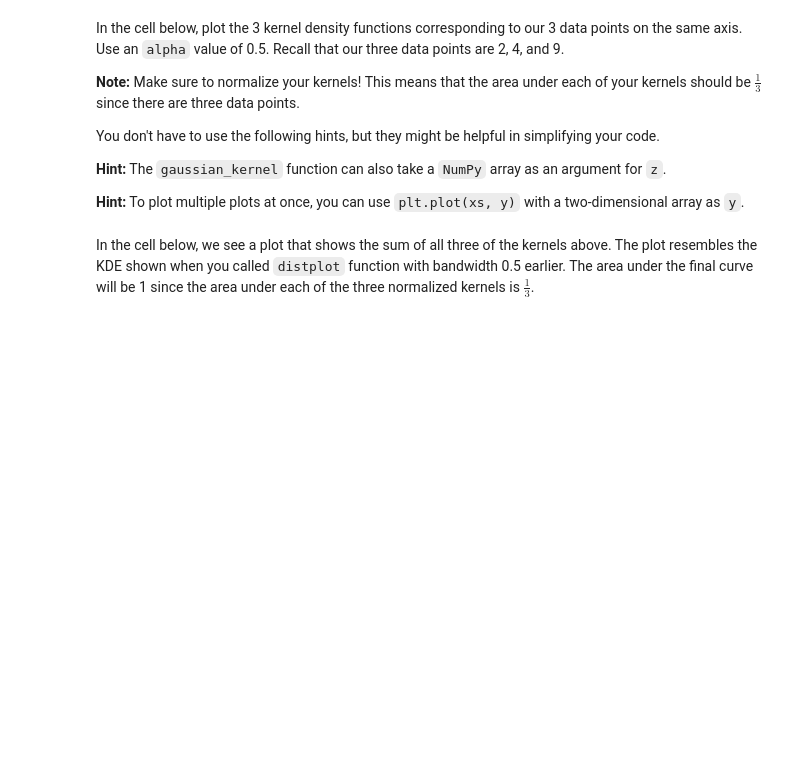
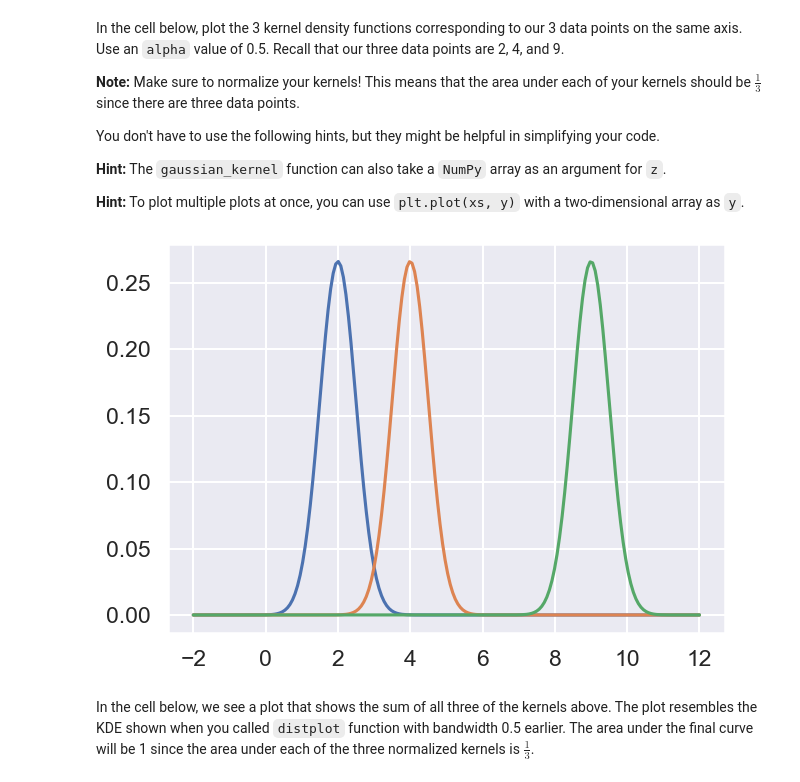
Before and after one commit to ac0033/sp25-student, a Jupyter notebook: lab/lab04/lab04.ipynb, the cells around one changed output. Drawn from its saved outputs; the diff is of its cells as text; code cells hidden in the pictures; blank space fills up the shorter version.

```diff
--- a/lab/lab04/lab04.ipynb
+++ b/lab/lab04/lab04.ipynb
@@ -449,3 +486,14 @@ You don't have to use the following hints, but they might be helpful in simplify
+# %%
+xs = np.linspace(-2, 12, 200)
+alpha = 0.5
+
+data3pts = np.array([2, 4, 9])
+kde_curves = np.array([1/3 * gaussian_kernel(alpha, xs, data) for data in data3pts])
+
+plt.plot(xs, kde_curves.T)
+plt.show();
+# %% [output]
+[figure, added]
 # %% [markdown]
 In the cell below, we see a plot that shows the sum of all three of the kernels above. The plot resembles the KDE shown when you called `distplot` function with bandwidth 0.5 earlier. The area under the final curve will be 1 since the area under each of the three normalized kernels is $\frac{1}{3}$.
 # %%
```
Also changed, not shown: parts of 25 cells of this notebook, 1 other file.
